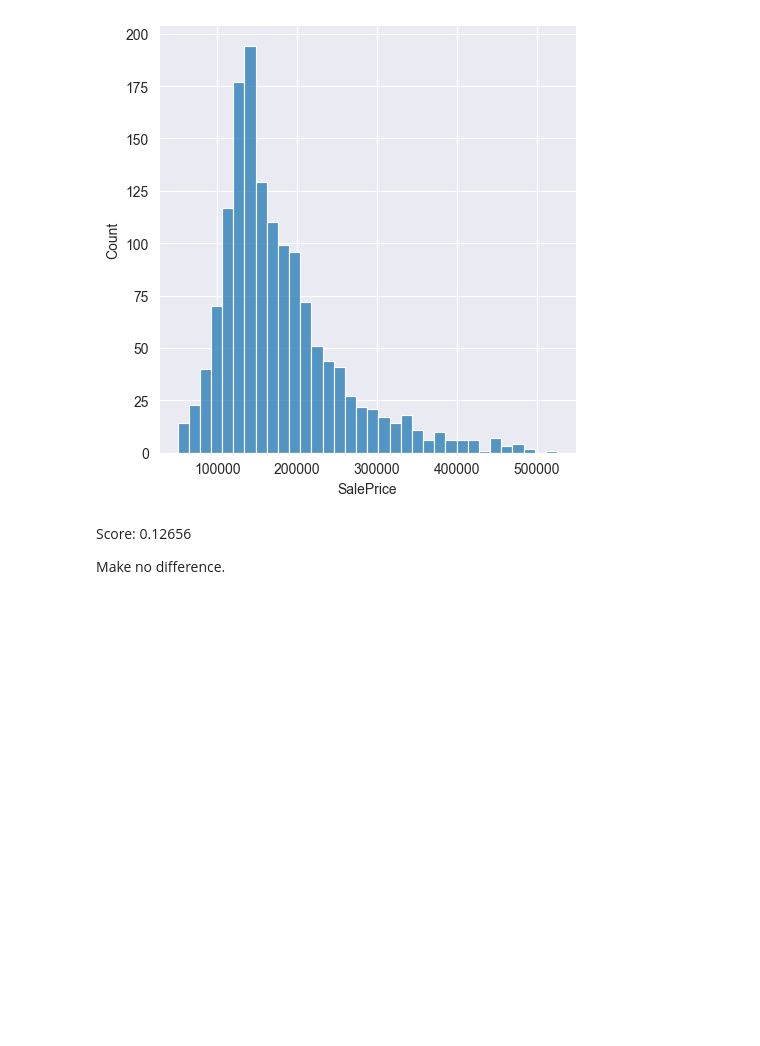
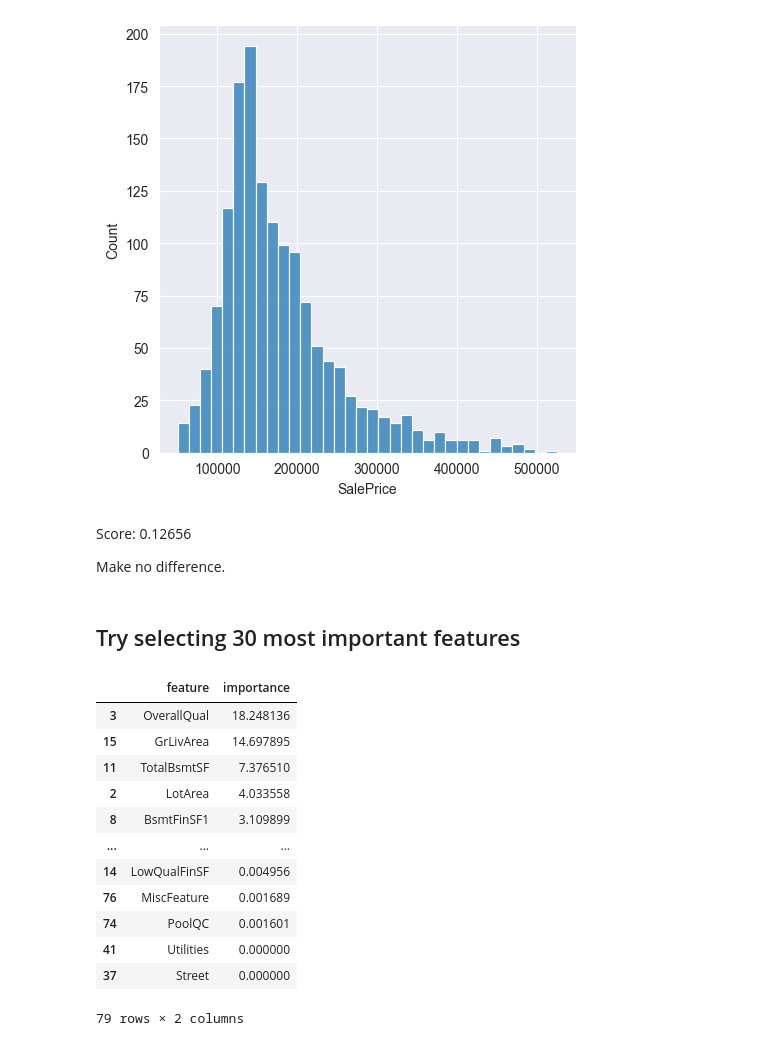
Before and after one commit to DataScienceHCMUS/Analysis, a Jupyter notebook: notebooks/House Price P3.ipynb, the cells around one changed output. Cells and saved outputs as stored; diff of their text form; code cells hidden in the pictures; blank space fills up the shorter version.

```diff
--- a/notebooks/House Price P3.ipynb
+++ b/notebooks/House Price P3.ipynb
@@ -111,3 +114,26 @@ sns.displot(df_test["SalePrice"])
 Score: 0.12656
 
 Make no difference.
+# %% [markdown]
+## Try selecting 30 most important features
+# %%
+df_importance = pd.DataFrame({
+    "feature": preprocess_pip.get_feature_names_out(),
+    "importance": log_level_regressor.regressor_.feature_importances_
+})
+
+df_importance.sort_values(by="importance", ascending=False)
+# %% [output]
+|  | feature | importance |
+| 3 | OverallQual | 18.248136 |
+| 15 | GrLivArea | 14.697895 |
+| 11 | TotalBsmtSF | 7.376510 |
+| 2 | LotArea | 4.033558 |
+| 8 | BsmtFinSF1 | 3.109899 |
+| ... | ... | ... |
+| 14 | LowQualFinSF | 0.004956 |
+| 76 | MiscFeature | 0.001689 |
+| 74 | PoolQC | 0.001601 |
+| 41 | Utilities | 0.000000 |
+| 37 | Street | 0.000000 |
+79 rows × 2 columns
```
Also changed, not shown: parts of 7 cells of this notebook, 1 other file.
